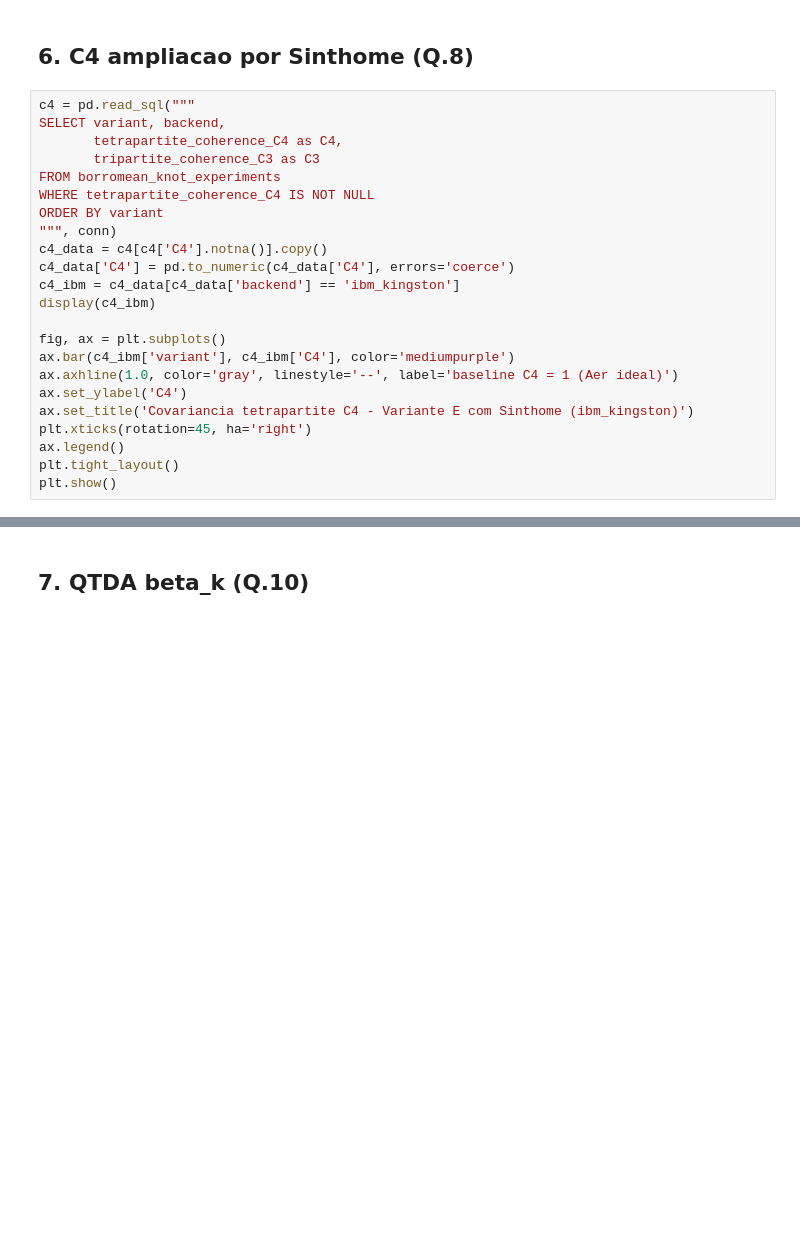
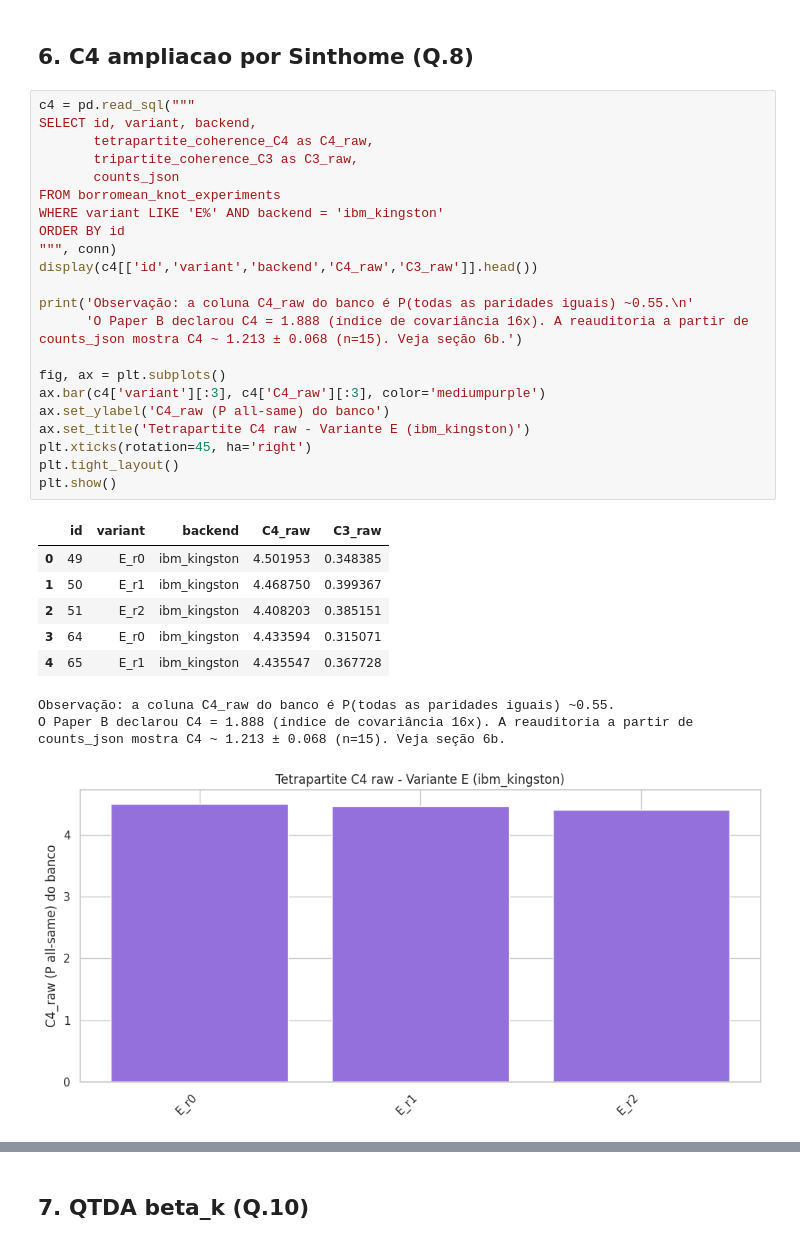
Before and after one commit to devomnimind/Doxihewu-OmniMind-MachinePublicSoul, a Jupyter notebook: notebooks/omnimind-paper-b-quantum-reproducao/omnimind_paper_b_quantum_reproducao.ipynb, the cells around one changed output, grey strips where cells are left out. Cells and saved outputs as stored; diff of their text form; blank space fills up the shorter version.

```diff
--- a/notebooks/omnimind-paper-b-quantum-reproducao/omnimind_paper_b_quantum_reproducao.ipynb
+++ b/notebooks/omnimind-paper-b-quantum-reproducao/omnimind_paper_b_quantum_reproducao.ipynb
@@ -215,25 +279,34 @@ plt.show()
 # %% [markdown]
 ## 6. C4 ampliacao por Sinthome (Q.8)
-# %%
-c4 = pd.read_sql("""
-SELECT variant, backend,
-       tetrapartite_coherence_C4 as C4,
-       tripartite_coherence_C3 as C3
-FROM borromean_knot_experiments
-WHERE tetrapartite_coherence_C4 IS NOT NULL
-ORDER BY variant
-""", conn)
-c4_data = c4[c4['C4'].notna()].copy()
-c4_data['C4'] = pd.to_numeric(c4_data['C4'], errors='coerce')
-c4_ibm = c4_data[c4_data['backend'] == 'ibm_kingston']
-display(c4_ibm)
-
-fig, ax = plt.subplots()
-ax.bar(c4_ibm['variant'], c4_ibm['C4'], color='mediumpurple')
-ax.axhline(1.0, color='gray', linestyle='--', label='baseline C4 = 1 (Aer ideal)')
-ax.set_ylabel('C4')
-ax.set_title('Covariancia tetrapartite C4 - Variante E com Sinthome (ibm_kingston)')
-plt.xticks(rotation=45, ha='right')
-ax.legend()
-plt.tight_layout()
-plt.show()
+# %%
+c4 = pd.read_sql("""
+SELECT id, variant, backend,
+       tetrapartite_coherence_C4 as C4_raw,
+       tripartite_coherence_C3 as C3_raw,
+       counts_json
+FROM borromean_knot_experiments
+WHERE variant LIKE 'E%' AND backend = 'ibm_kingston'
+ORDER BY id
+""", conn)
+display(c4[['id','variant','backend','C4_raw','C3_raw']].head())
+
+print('Observação: a coluna C4_raw do banco é P(todas as paridades iguais) ~0.55.\n'
+      'O Paper B declarou C4 = 1.888 (índice de covariância 16x). A reauditoria a partir de counts_json mostra C4 ~ 1.213 ± 0.068 (n=15). Veja seção 6b.')
+
+fig, ax = plt.subplots()
+ax.bar(c4['variant'][:3], c4['C4_raw'][:3], color='mediumpurple')
+ax.set_ylabel('C4_raw (P all-same) do banco')
+ax.set_title('Tetrapartite C4 raw - Variante E (ibm_kingston)')
+plt.xticks(rotation=45, ha='right')
+plt.tight_layout()
+plt.show()
+# %% [output]
+|  | id | variant | backend | C4_raw | C3_raw |
+| 0 | 49 | E_r0 | ibm_kingston | 4.501953 | 0.348385 |
+| 1 | 50 | E_r1 | ibm_kingston | 4.468750 | 0.399367 |
+| 2 | 51 | E_r2 | ibm_kingston | 4.408203 | 0.385151 |
+| 3 | 64 | E_r0 | ibm_kingston | 4.433594 | 0.315071 |
+| 4 | 65 | E_r1 | ibm_kingston | 4.435547 | 0.367728 |
+Observação: a coluna C4_raw do banco é P(todas as paridades iguais) ~0.55.
+O Paper B declarou C4 = 1.888 (índice de covariância 16x). A reauditoria a partir de counts_json mostra C4 ~ 1.213 ± 0.068 (n=15). Veja seção 6b.
+[figure, added]
```
Also changed, not shown: parts of 11 cells of this notebook.
